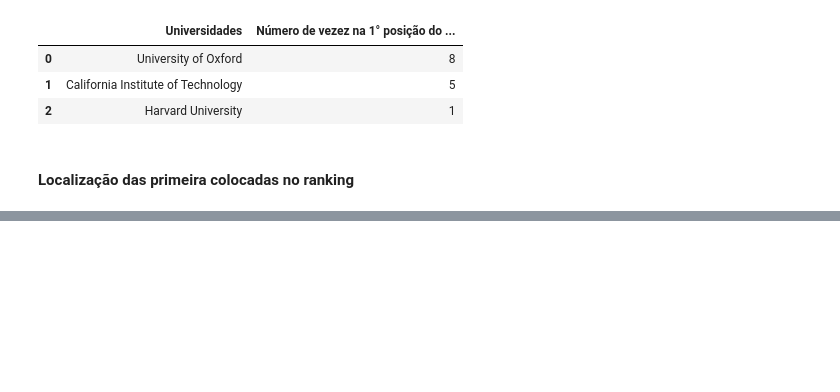
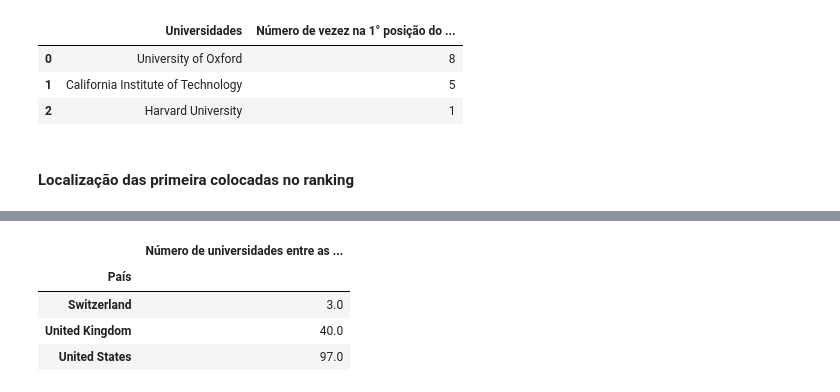
Before and after one commit to RodolfoPCruz/education_analysis, a Jupyter notebook: education_analysis.ipynb, the cells around one changed output, grey strips where cells are left out. Drawn from its saved outputs; the diff is of its cells as text; code cells hidden in the pictures; blank space fills up the shorter version.

```diff
--- a/education_analysis.ipynb
+++ b/education_analysis.ipynb
@@ -282,0 +305,13 @@ top_universidades=top_universidades.transpose() #transpor para que o ranking par
+# %%
+count_paises_top_10=top_paises.apply(pd.Series.value_counts).sum(axis=1)
+count_paises_top_10=pd.DataFrame(count_paises_top_10)
+count_paises_top_10.index.names=['País']
+count_paises_top_10.rename(columns={0:"Número de universidades entre as 10 primeiras colocadas nos rankings entre 2011 e 2024"},inplace=True)
+# %%
+count_paises_top_10
+# %% [output]
+|  | Número de universidades entre as ... |
+| País |  |
+| Switzerland | 3.0 |
+| United Kingdom | 40.0 |
+| United States | 97.0 |
```
Also changed, not shown: parts of 5 cells of this notebook.
